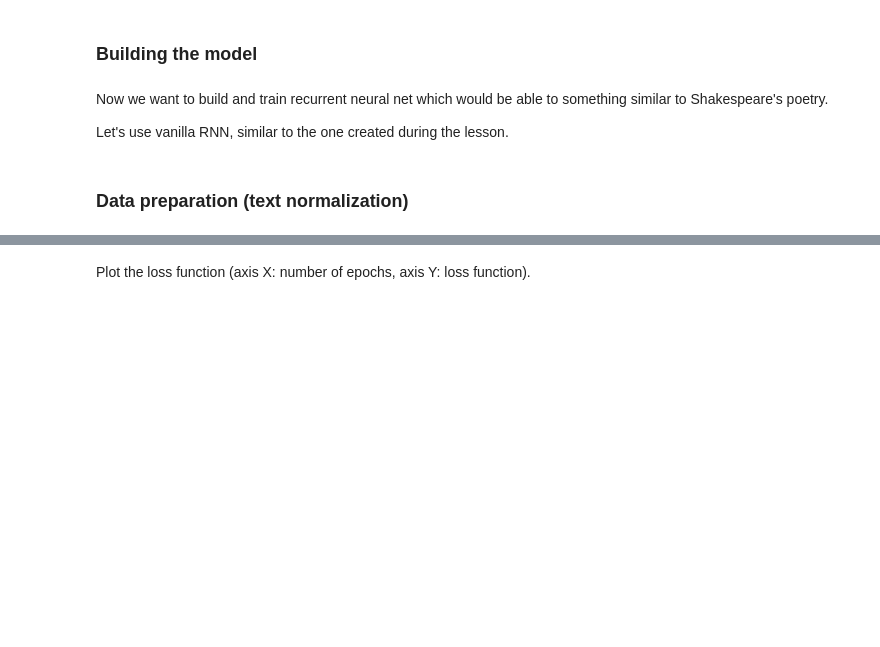
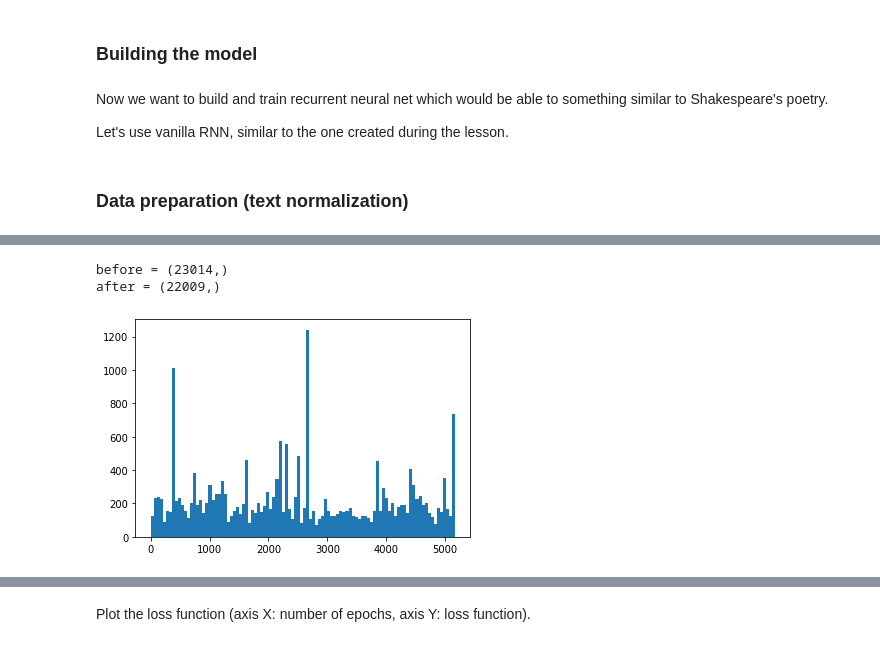
Before and after one commit to root-epifit/madmo-adv, a Jupyter notebook: homeworks_my_solutions/hw2_poetry_generation_my_solutiuon.ipynb, the cells around one changed output, grey strips where cells are left out. Saved outputs shown, nothing was run; the diff lists cells and outputs as text; code cells hidden in the pictures; blank space fills up the shorter version.

```diff
--- a/homeworks_my_solutions/hw2_poetry_generation_my_solutiuon.ipynb
+++ b/homeworks_my_solutions/hw2_poetry_generation_my_solutiuon.ipynb
@@ -263,0 +320,13 @@ len([_ for _ in set([morph.parse(item)[0].normal_form for item in tokens])])
+# %%
+# Let delete from text_as_seq_idx tokens = [и]
+print(f'before = {text_as_seq_of_idx.shape}')
+text_as_seq_of_idx = np.delete(text_as_seq_of_idx, np.where(text_as_seq_of_idx == 1506))
+print(f'after = {text_as_seq_of_idx.shape}')
+# %% [output]
+before = (23014,)
+after = (22009,)
+# %%
+plt.hist(text_as_seq_of_idx, bins=100)
+plt.show()
+# %% [output]
+[figure, added]
```
Also changed, not shown: parts of 39 cells of this notebook.
